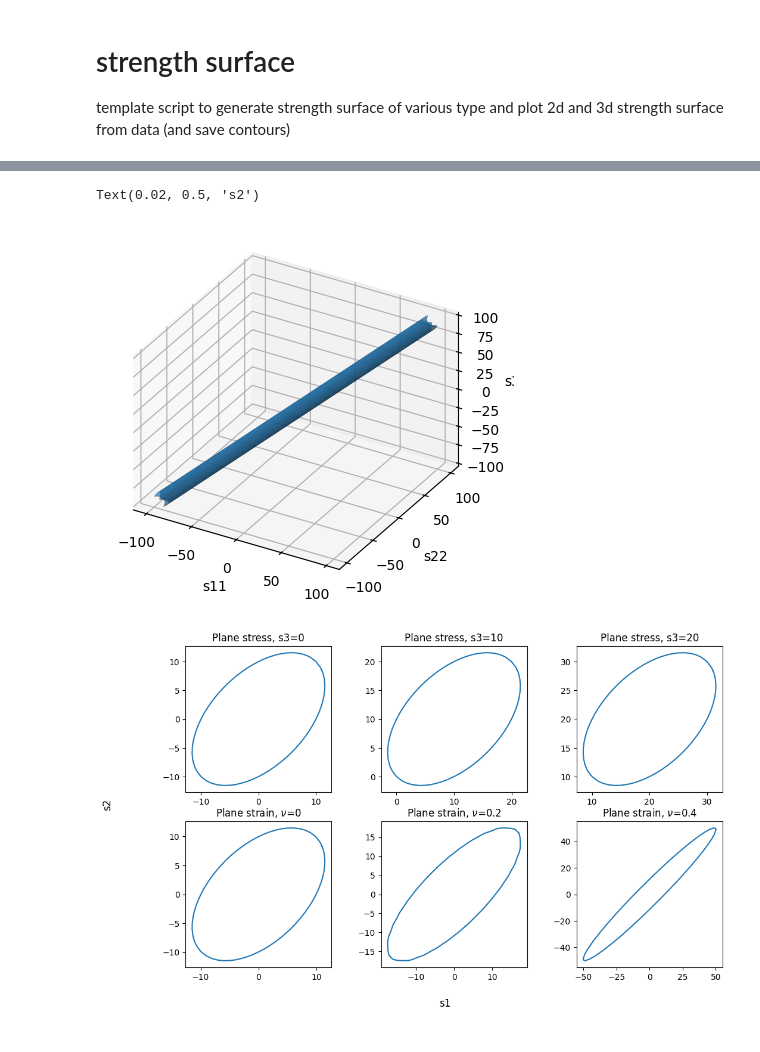
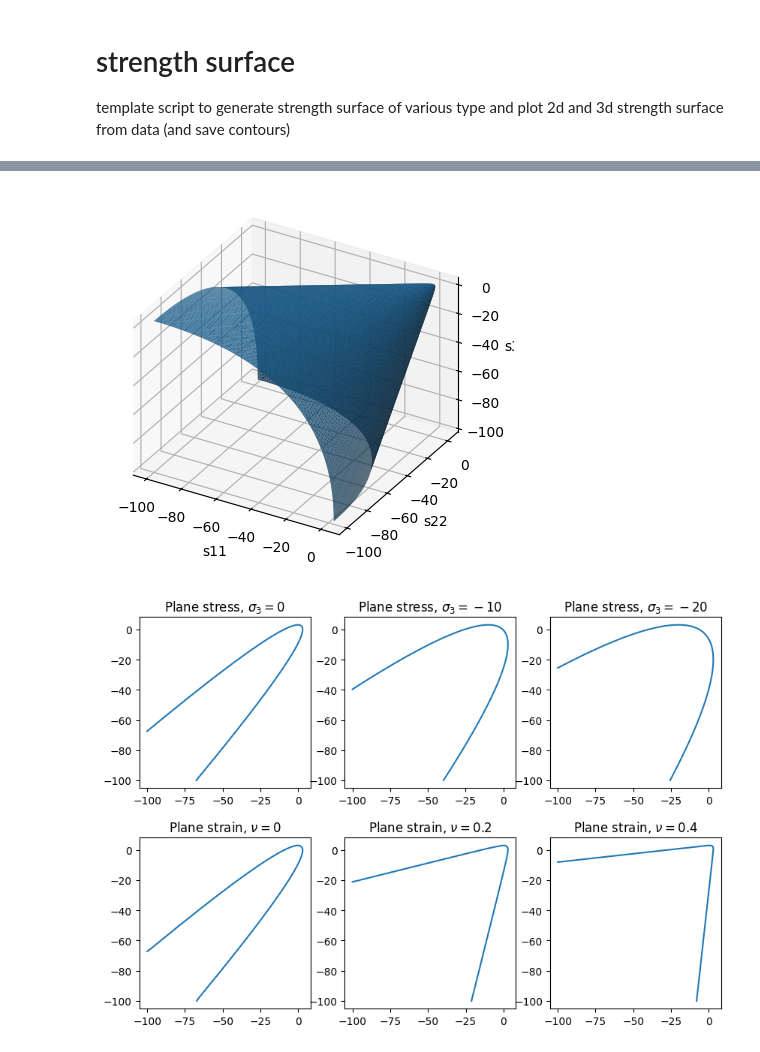
Before and after one commit to lyyc199586/cm-vis, a Jupyter notebook: examples/strength_plot.ipynb, the cells around one changed output, grey strips where cells are left out. Drawn from its saved outputs; the diff is of its cells as text; code cells hidden in the pictures.

Commit message:
update strength_plot to Drucker-Prager

```diff
--- a/examples/strength_plot.ipynb
+++ b/examples/strength_plot.ipynb
@@ -27,32 +29,31 @@ Saved to: ../data/strength//ss_pmma_VMS_props[10]_srange[-100, 100, 201].npy
 # %%
 # %% 3D, 2D plane stress, and 2D plane strain
 import glob
 import matplotlib.pyplot as plt
 from cm_vis.strength.plot import SurfacePlotter
 
 data_dir = "../data/strength/"
-vm = glob.glob(data_dir + "*vms*.npy")
+ss = glob.glob(data_dir + "*drucker*.npy")
 
-plotter = SurfacePlotter(vm[0])
+plotter = SurfacePlotter(ss[0])
 ax = plotter.plot()
 
 # plane stress vs. plane strain
-fig, axs = plt.subplots(2, 3, figsize=(12, 7))
+fig, axs = plt.subplots(2, 3, figsize=(10, 7))
 # plt.style.use("elsevier")
 
-s3 = [0, 10, 20]
+s3 = [0, -10, -20]
 for i in range(3):
     plotter.plot(option="plane_stress", s3=s3[i], ax=axs[0][i])
-    axs[0][i].set_title(f"Plane stress, s3={s3[i]}")
+    axs[0][i].set_title(f"Plane stress, $\\sigma_3={s3[i]}$")
 
 nu = [0, 0.2, 0.4]
 for i in range(3):
     plotter.plot(option="plane_strain", nu=nu[i], ax=axs[1][i])
-    axs[1][i].set_title(f"Plane strain, $\\nu$={nu[i]}")
+    axs[1][i].set_title(f"Plane strain, $\\nu={nu[i]}$")
 
 for ax in axs.flatten():
     ax.set(aspect="equal")
 # %% [output]
-Text(0.02, 0.5, 's2')
-[figure, old version]
+[figure, new version]
-[figure, old version]
+[figure, new version]
```
Also changed, not shown: parts of 1 cell of this notebook.
